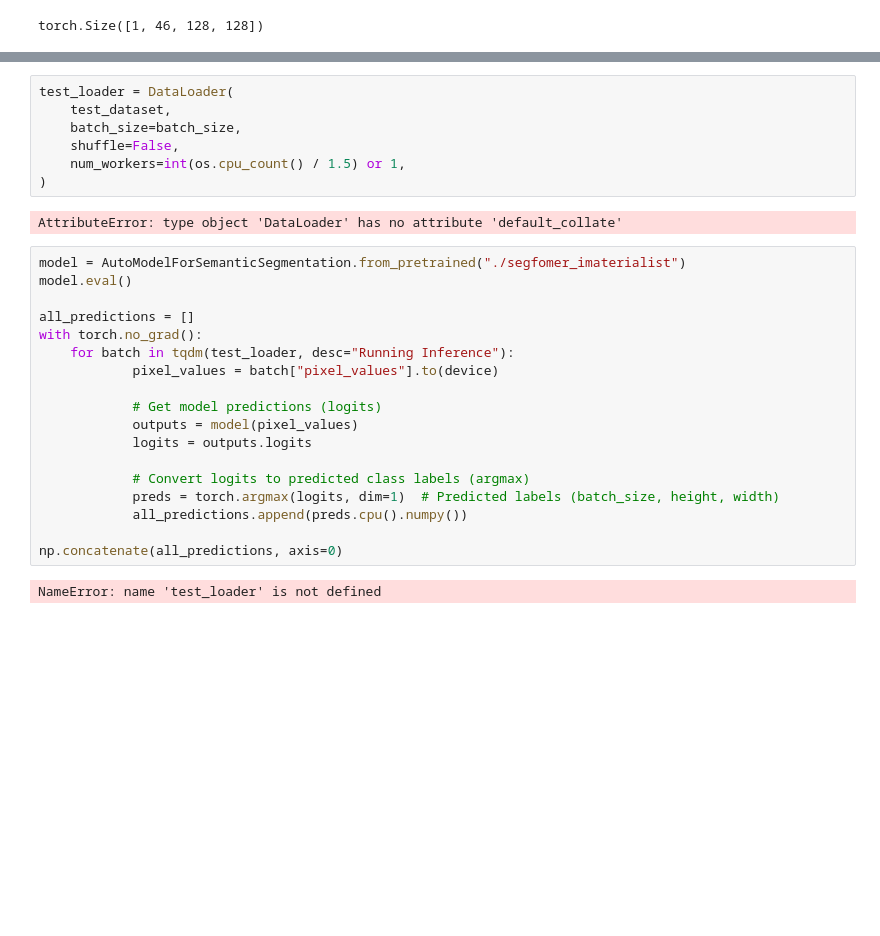
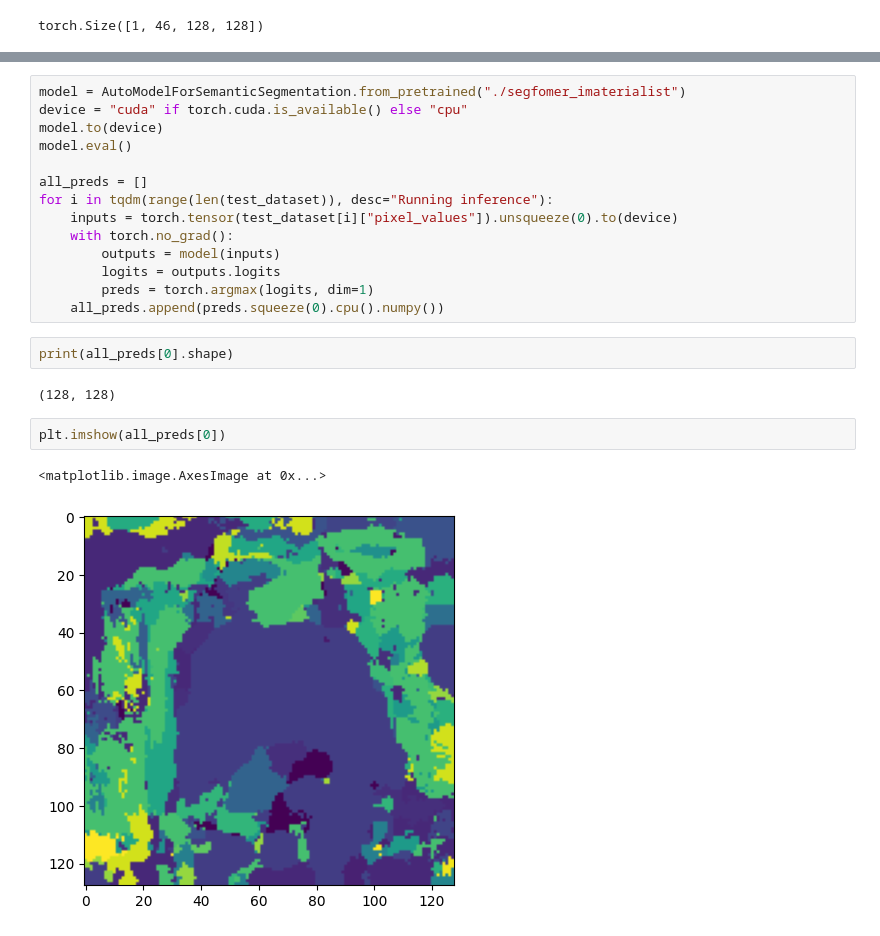
Before and after one commit to SergioMadrid22/Cloth_Segmenter, a Jupyter notebook: segformer.ipynb, the cells around one changed output, grey strips where cells are left out. Drawn from its saved outputs; the diff is of its cells as text; blank space fills up the shorter version.

```diff
--- a/segformer.ipynb
+++ b/segformer.ipynb
@@ -270,29 +291,23 @@ print(pred_seg_map)
-# %%
-test_loader = DataLoader(
-    test_dataset,
-    batch_size=batch_size,
-    shuffle=False,
-    num_workers=int(os.cpu_count() / 1.5) or 1,
-)
-# %% [output]
-AttributeError: type object 'DataLoader' has no attribute 'default_collate'
-# %%
-model = AutoModelForSemanticSegmentation.from_pretrained("./segfomer_imaterialist")
-model.eval()
-
-all_predictions = []
-with torch.no_grad():
-    for batch in tqdm(test_loader, desc="Running Inference"):
-            pixel_values = batch["pixel_values"].to(device)
-
-            # Get model predictions (logits)
-            outputs = model(pixel_values)
-            logits = outputs.logits
-
-            # Convert logits to predicted class labels (argmax)
-            preds = torch.argmax(logits, dim=1)  # Predicted labels (batch_size, height, width)
-            all_predictions.append(preds.cpu().numpy())
-
-np.concatenate(all_predictions, axis=0)
-# %% [output]
-NameError: name 'test_loader' is not defined
+# %%
+model = AutoModelForSemanticSegmentation.from_pretrained("./segfomer_imaterialist")
+device = "cuda" if torch.cuda.is_available() else "cpu"
+model.to(device)
+model.eval()
+
+all_preds = []
+for i in tqdm(range(len(test_dataset)), desc="Running inference"):
+    inputs = torch.tensor(test_dataset[i]["pixel_values"]).unsqueeze(0).to(device)
+    with torch.no_grad():
+        outputs = model(inputs)
+        logits = outputs.logits
+        preds = torch.argmax(logits, dim=1)
+    all_preds.append(preds.squeeze(0).cpu().numpy())
+# %%
+print(all_preds[0].shape)
+# %% [output]
+(128, 128)
+# %%
+plt.imshow(all_preds[0])
+# %% [output]
+<matplotlib.image.AxesImage at 0x...>
+[figure, added]
```
Also changed, not shown: parts of 4 cells of this notebook.
